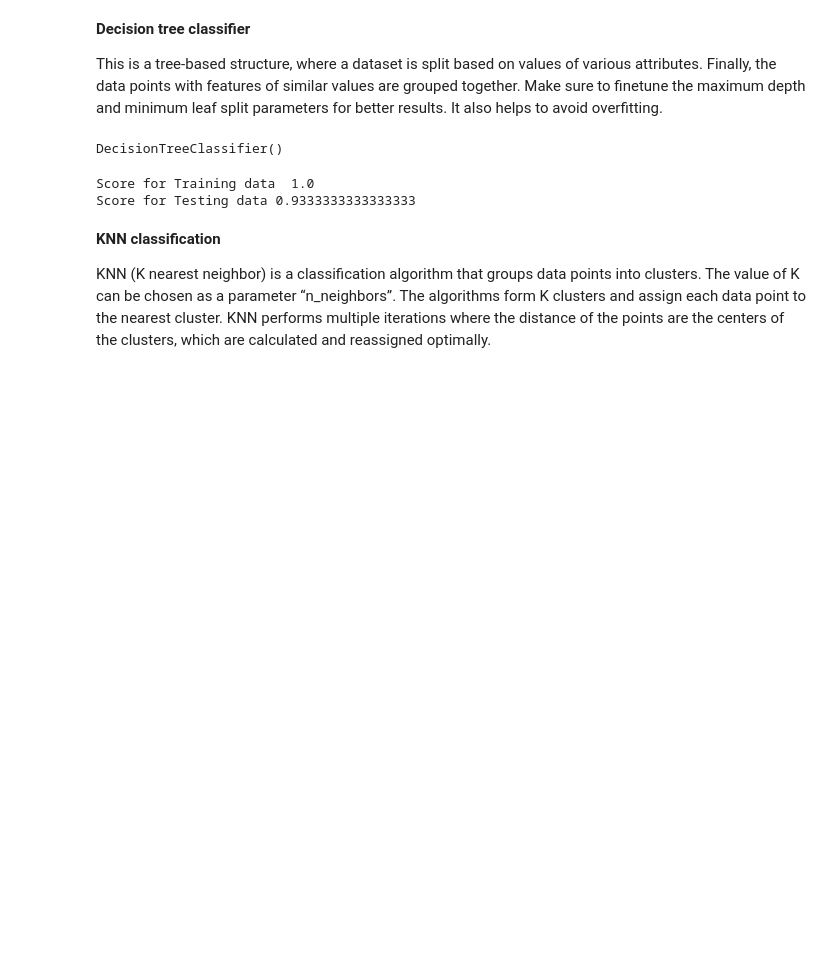
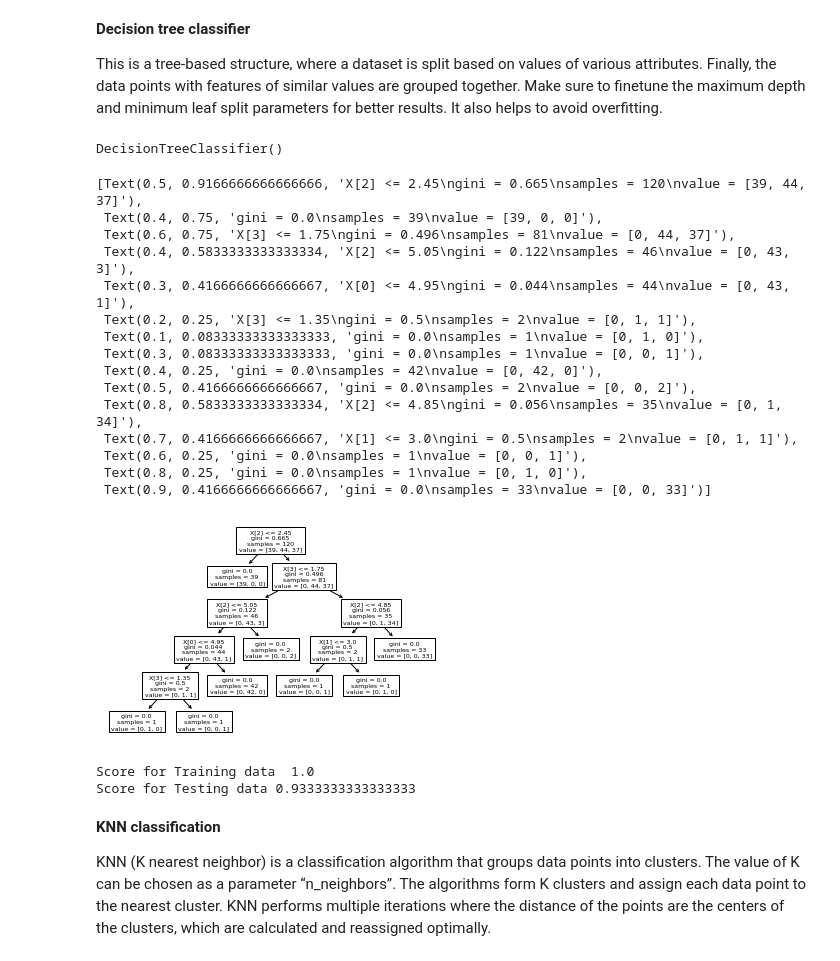
Before and after one commit to Obaid-Ullah/dataSci, a Jupyter notebook: Assignment_ SM/Classification/classialgo.ipynb, the cells around one changed output. Saved outputs shown, nothing was run; the diff lists cells and outputs as text; code cells hidden in the pictures; blank space fills up the shorter version.

```diff
--- a/Assignment_ SM/Classification/classialgo.ipynb
+++ b/Assignment_ SM/Classification/classialgo.ipynb
@@ -89,6 +96,25 @@ model = DecisionTreeClassifier()
 model.fit(X_train, y_train)
 # %% [output]
 DecisionTreeClassifier()
+# %%
+tree.plot_tree(model)
+# %% [output]
+[Text(0.5, 0.9166666666666666, 'X[2] <= 2.45\ngini = 0.665\nsamples = 120\nvalue = [39, 44, 37]'),
+ Text(0.4, 0.75, 'gini = 0.0\nsamples = 39\nvalue = [39, 0, 0]'),
+ Text(0.6, 0.75, 'X[3] <= 1.75\ngini = 0.496\nsamples = 81\nvalue = [0, 44, 37]'),
+ Text(0.4, 0.5833333333333334, 'X[2] <= 5.05\ngini = 0.122\nsamples = 46\nvalue = [0, 43, 3]'),
+ Text(0.3, 0.4166666666666667, 'X[0] <= 4.95\ngini = 0.044\nsamples = 44\nvalue = [0, 43, 1]'),
+ Text(0.2, 0.25, 'X[3] <= 1.35\ngini = 0.5\nsamples = 2\nvalue = [0, 1, 1]'),
+ Text(0.1, 0.08333333333333333, 'gini = 0.0\nsamples = 1\nvalue = [0, 1, 0]'),
+ Text(0.3, 0.08333333333333333, 'gini = 0.0\nsamples = 1\nvalue = [0, 0, 1]'),
+ Text(0.4, 0.25, 'gini = 0.0\nsamples = 42\nvalue = [0, 42, 0]'),
+ Text(0.5, 0.4166666666666667, 'gini = 0.0\nsamples = 2\nvalue = [0, 0, 2]'),
+ Text(0.8, 0.5833333333333334, 'X[2] <= 4.85\ngini = 0.056\nsamples = 35\nvalue = [0, 1, 34]'),
+ Text(0.7, 0.4166666666666667, 'X[1] <= 3.0\ngini = 0.5\nsamples = 2\nvalue = [0, 1, 1]'),
+ Text(0.6, 0.25, 'gini = 0.0\nsamples = 1\nvalue = [0, 0, 1]'),
+ Text(0.8, 0.25, 'gini = 0.0\nsamples = 1\nvalue = [0, 1, 0]'),
+ Text(0.9, 0.4166666666666667, 'gini = 0.0\nsamples = 33\nvalue = [0, 0, 33]')]
+[figure, added]
 # %%
 print('Score for Training data ',model.score(X_train,y_train))
 print('Score for Testing data',model.score(X_test,y_test))
```
Also changed, not shown: parts of 6 cells of this notebook, 2 other files.
